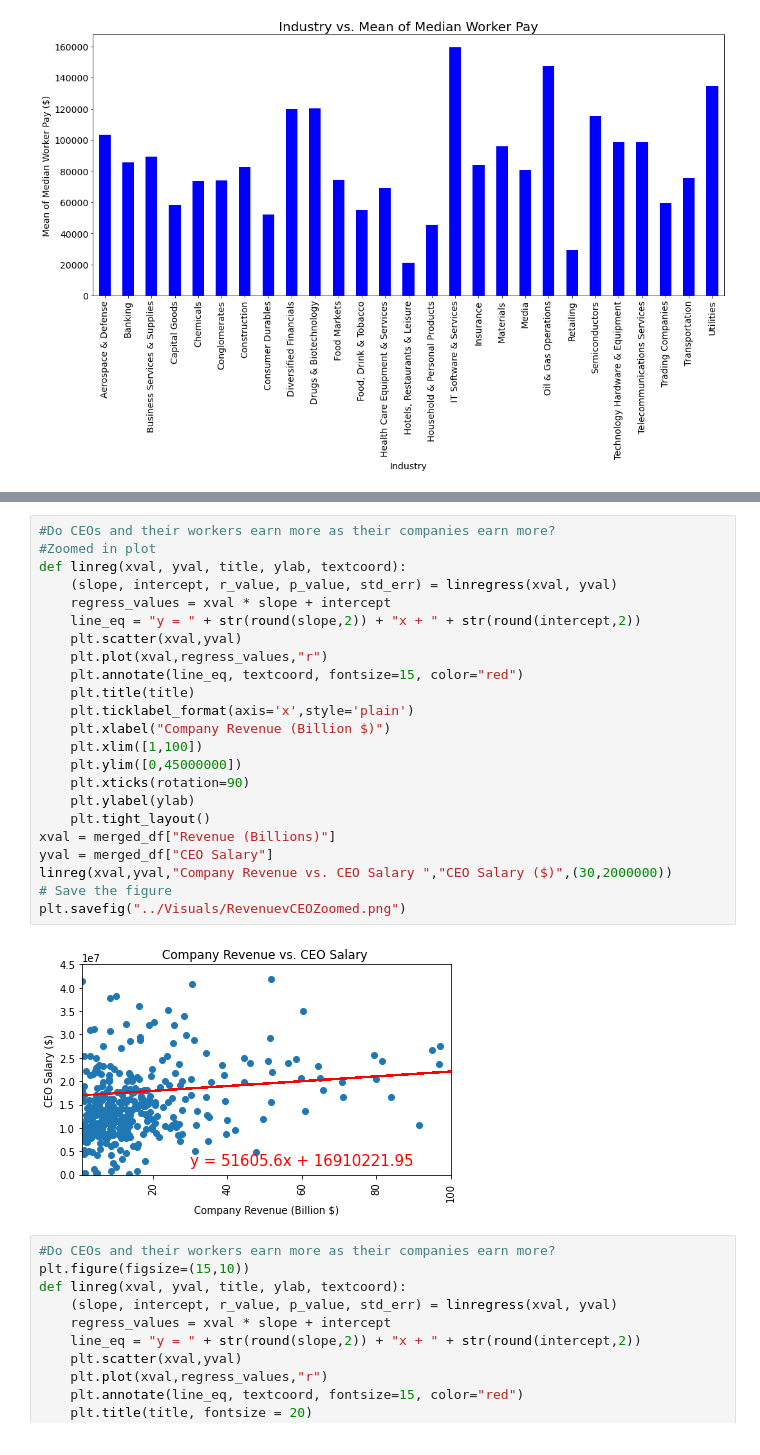
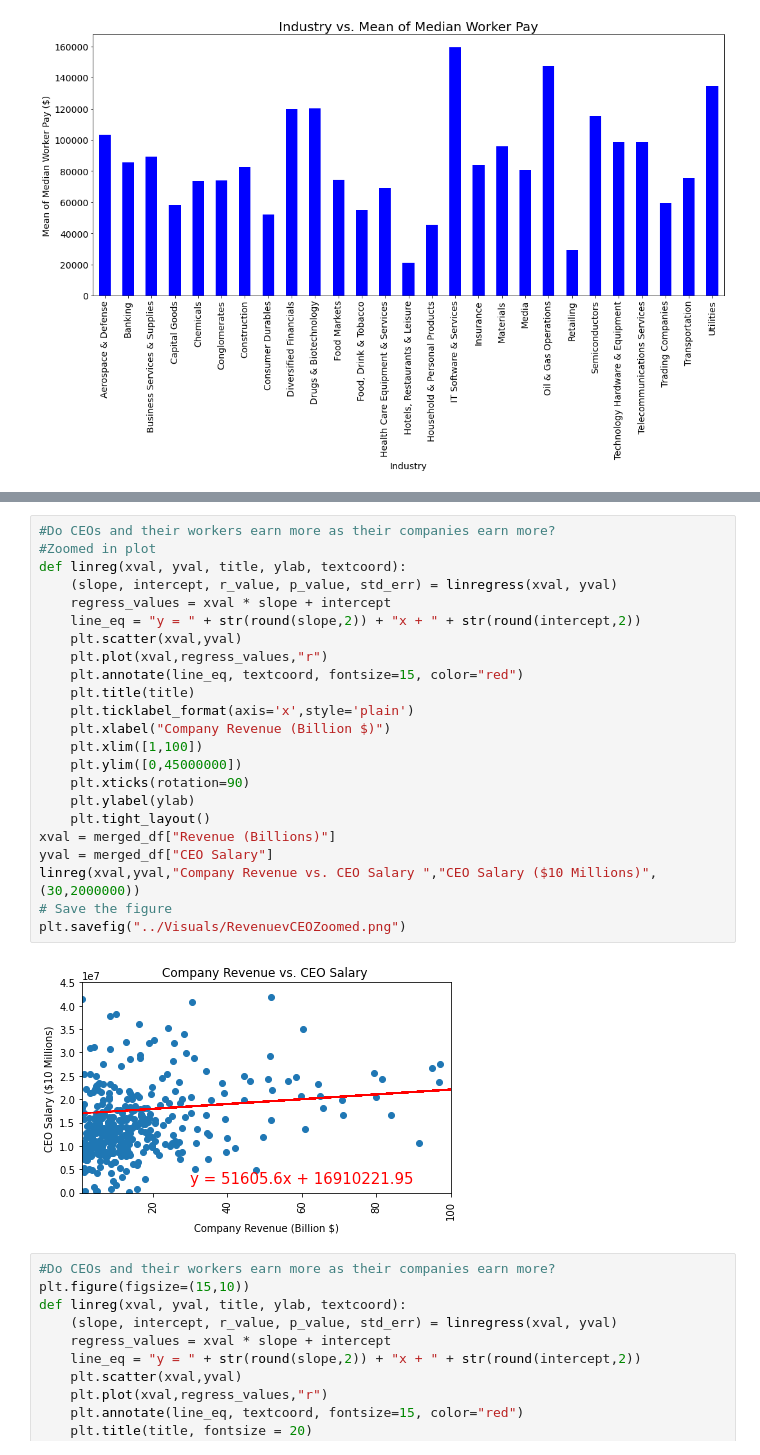
Before and after one commit to allison713/Group6_proj1, a Jupyter notebook: Data/datavisuals.ipynb, the cells around one changed output, grey strips where cells are left out. Saved outputs shown, nothing was run; the diff lists cells and outputs as text.

Commit message:
Updating visuals

```diff
--- a/Data/datavisuals.ipynb
+++ b/Data/datavisuals.ipynb
@@ -146,28 +146,28 @@ plt.savefig("../Visuals/RevenuevCEO.png")
 # %%
 #Do CEOs and their workers earn more as their companies earn more?
 #Zoomed in plot
 def linreg(xval, yval, title, ylab, textcoord):
     (slope, intercept, r_value, p_value, std_err) = linregress(xval, yval)
     regress_values = xval * slope + intercept
     line_eq = "y = " + str(round(slope,2)) + "x + " + str(round(intercept,2))
     plt.scatter(xval,yval)
     plt.plot(xval,regress_values,"r")
     plt.annotate(line_eq, textcoord, fontsize=15, color="red")
     plt.title(title)
     plt.ticklabel_format(axis='x',style='plain')
     plt.xlabel("Company Revenue (Billion $)")
     plt.xlim([1,100])
     plt.ylim([0,45000000])
     plt.xticks(rotation=90)
     plt.ylabel(ylab)
     plt.tight_layout()
 xval = merged_df["Revenue (Billions)"]
 yval = merged_df["CEO Salary"]
-linreg(xval,yval,"Company Revenue vs. CEO Salary ","CEO Salary ($)",(30,2000000))
+linreg(xval,yval,"Company Revenue vs. CEO Salary ","CEO Salary ($10 Millions)",(30,2000000))
 # Save the figure
 plt.savefig("../Visuals/RevenuevCEOZoomed.png")
 # %% [output]
-[figure, old version]
+[figure, new version]
 # %%
 #Do CEOs and their workers earn more as their companies earn more?
 plt.figure(figsize=(15,10))
```
Also changed, not shown: parts of 7 cells of this notebook, 5 other files.
